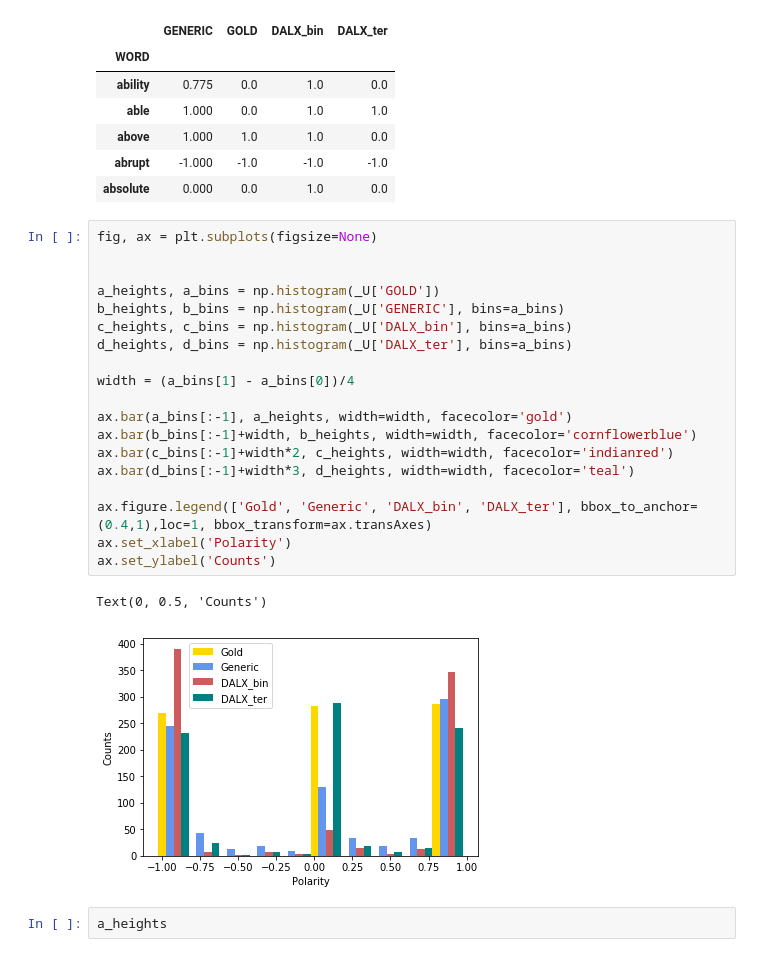
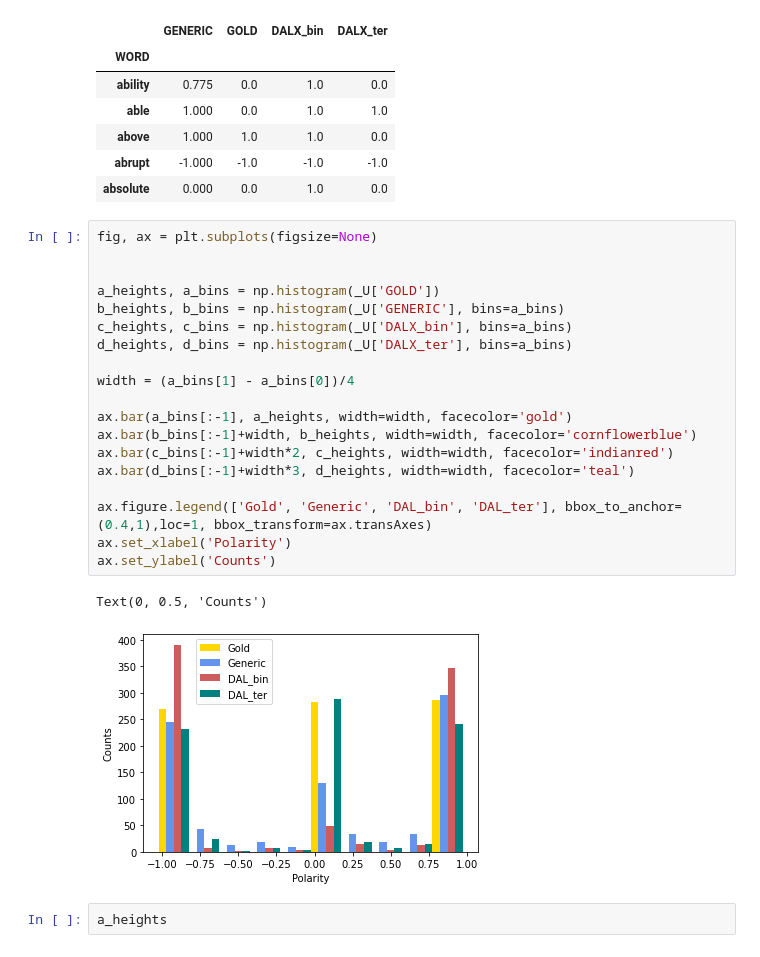
Before and after one commit to LingxB/dalx, a Jupyter notebook: notebooks/03 - Lexicon accuarcy check and plots.ipynb, the cells around one changed output. Cells and saved outputs as stored; diff of their text form.

```diff
--- a/notebooks/03 - Lexicon accuarcy check and plots.ipynb
+++ b/notebooks/03 - Lexicon accuarcy check and plots.ipynb
@@ -165,25 +165,25 @@ _U.head()
 # %%
 fig, ax = plt.subplots(figsize=None)
 
 
 a_heights, a_bins = np.histogram(_U['GOLD'])
 b_heights, b_bins = np.histogram(_U['GENERIC'], bins=a_bins)
 c_heights, c_bins = np.histogram(_U['DALX_bin'], bins=a_bins)
 d_heights, d_bins = np.histogram(_U['DALX_ter'], bins=a_bins)
 
 width = (a_bins[1] - a_bins[0])/4
 
 ax.bar(a_bins[:-1], a_heights, width=width, facecolor='gold')
 ax.bar(b_bins[:-1]+width, b_heights, width=width, facecolor='cornflowerblue')
 ax.bar(c_bins[:-1]+width*2, c_heights, width=width, facecolor='indianred')
 ax.bar(d_bins[:-1]+width*3, d_heights, width=width, facecolor='teal')
 
-ax.figure.legend(['Gold', 'Generic', 'DALX_bin', 'DALX_ter'], bbox_to_anchor=(0.4,1),loc=1, bbox_transform=ax.transAxes)
+ax.figure.legend(['Gold', 'Generic', 'DAL_bin', 'DAL_ter'], bbox_to_anchor=(0.4,1),loc=1, bbox_transform=ax.transAxes)
 ax.set_xlabel('Polarity')
 ax.set_ylabel('Counts')
 # %% [output]
 Text(0, 0.5, 'Counts')
-[figure, old version]
+[figure, new version]
 # %%
 a_heights
 # %% [output]
```
